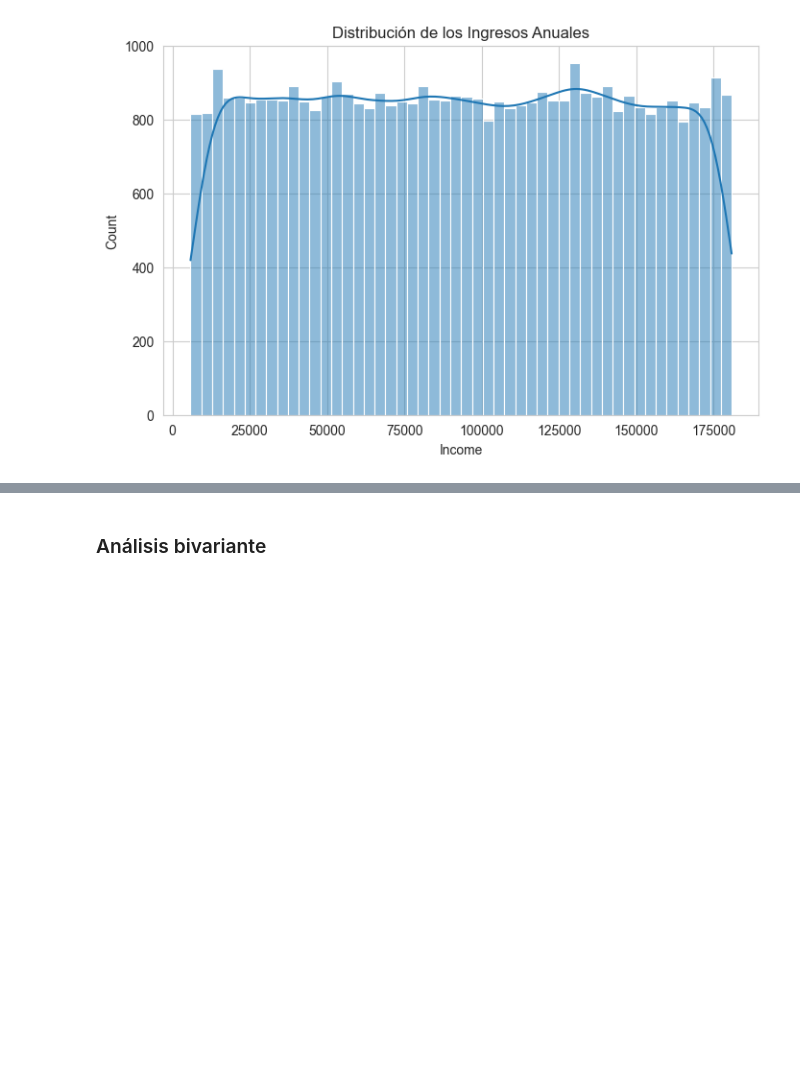
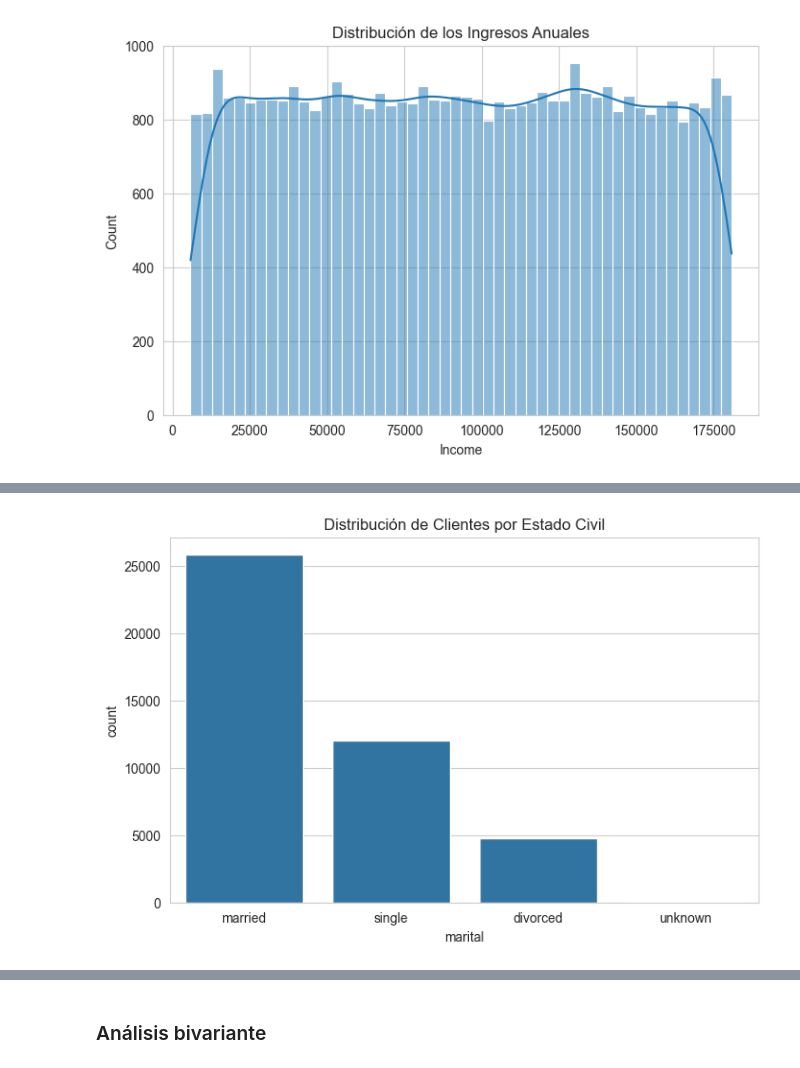
Before and after one commit to claudiarm2002/DataProject-Python-for-Data, a Jupyter notebook: DataProject_PythonForData.ipynb, the cells around one changed output, grey strips where cells are left out. Saved outputs shown, nothing was run; the diff lists cells and outputs as text; code cells hidden in the pictures; blank space fills up the shorter version.

```diff
--- a/DataProject_PythonForData.ipynb
+++ b/DataProject_PythonForData.ipynb
@@ -1571,0 +1536,8 @@ plt.show()
+# %%
+# Grafico de barras de la variable 'marital'
+plt.figure(figsize=(8, 5))
+sns.countplot(data=data_merged, x='marital', order=data_merged['marital'].value_counts().index)
+plt.title('Distribución de Clientes por Estado Civil')
+plt.show()
+# %% [output]
+[figure, added]
```
Also changed, not shown: parts of 36 cells of this notebook.
